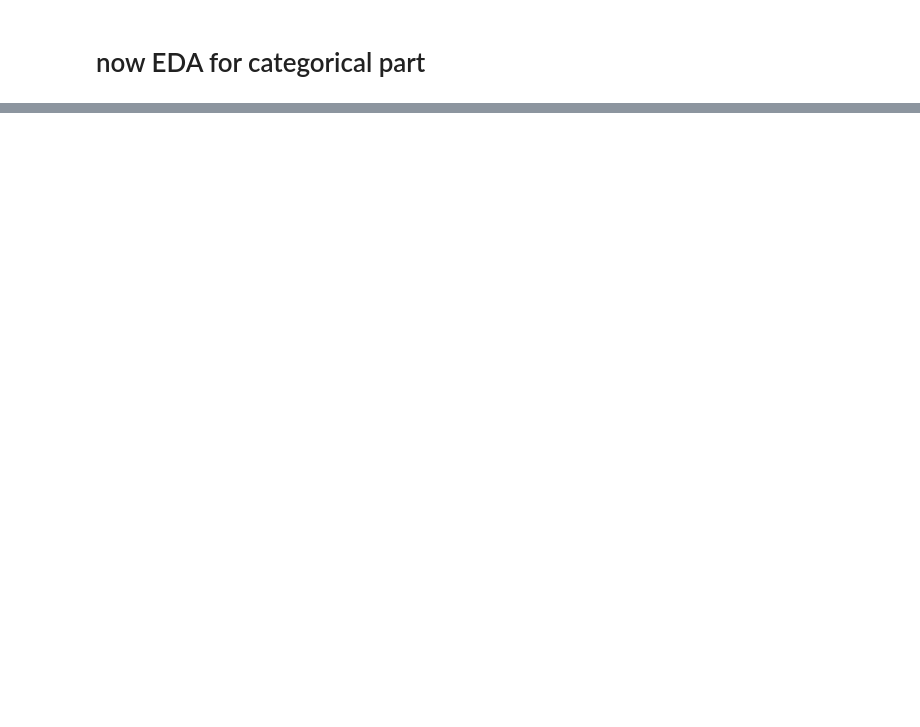
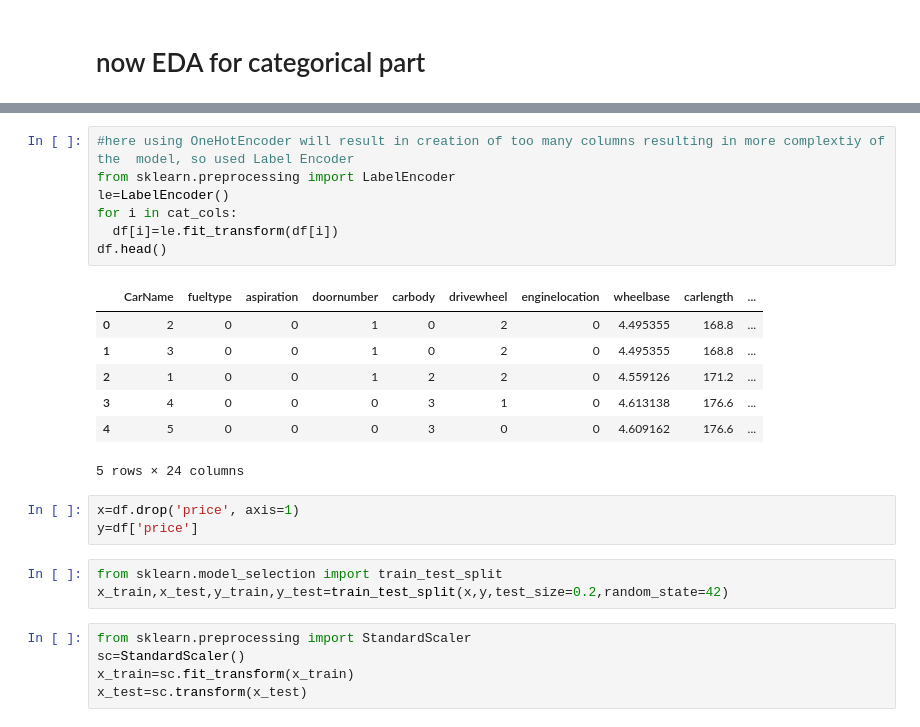
Before and after one commit to devpatel0005/Car-Price-Prediction, a Jupyter notebook: car_price_prediction.ipynb, the cells around one changed output, grey strips where cells are left out. Saved outputs shown, nothing was run; the diff lists cells and outputs as text; blank space fills up the shorter version.

```diff
--- a/car_price_prediction.ipynb
+++ b/car_price_prediction.ipynb
@@ -157,0 +178,26 @@ dtype: float64
+# %%
+#here using OneHotEncoder will result in creation of too many columns resulting in more complextiy of the  model, so used Label Encoder
+from sklearn.preprocessing import LabelEncoder
+le=LabelEncoder()
+for i in cat_cols:
+  df[i]=le.fit_transform(df[i])
+df.head()
+# %% [output]
+|  | CarName | fueltype | aspiration | doornumber | carbody | drivewheel | enginelocation | wheelbase | carlength | ... |
+| 0 | 2 | 0 | 0 | 1 | 0 | 2 | 0 | 4.495355 | 168.8 | ... |
+| 1 | 3 | 0 | 0 | 1 | 0 | 2 | 0 | 4.495355 | 168.8 | ... |
+| 2 | 1 | 0 | 0 | 1 | 2 | 2 | 0 | 4.559126 | 171.2 | ... |
+| 3 | 4 | 0 | 0 | 0 | 3 | 1 | 0 | 4.613138 | 176.6 | ... |
+| 4 | 5 | 0 | 0 | 0 | 3 | 0 | 0 | 4.609162 | 176.6 | ... |
+5 rows × 24 columns
+# %%
+x=df.drop('price', axis=1)
+y=df['price']
+# %%
+from sklearn.model_selection import train_test_split
+x_train,x_test,y_train,y_test=train_test_split(x,y,test_size=0.2,random_state=42)
+# %%
+from sklearn.preprocessing import StandardScaler
+sc=StandardScaler()
+x_train=sc.fit_transform(x_train)
+x_test=sc.transform(x_test)
```
Also changed, not shown: parts of 19 cells of this notebook.
